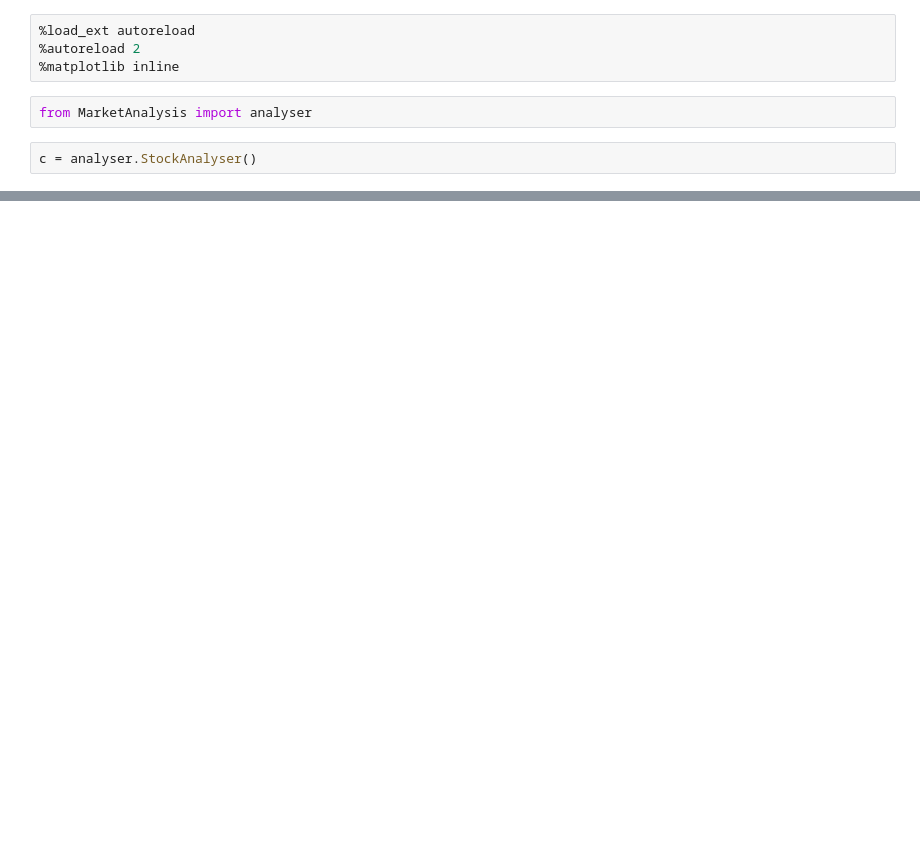
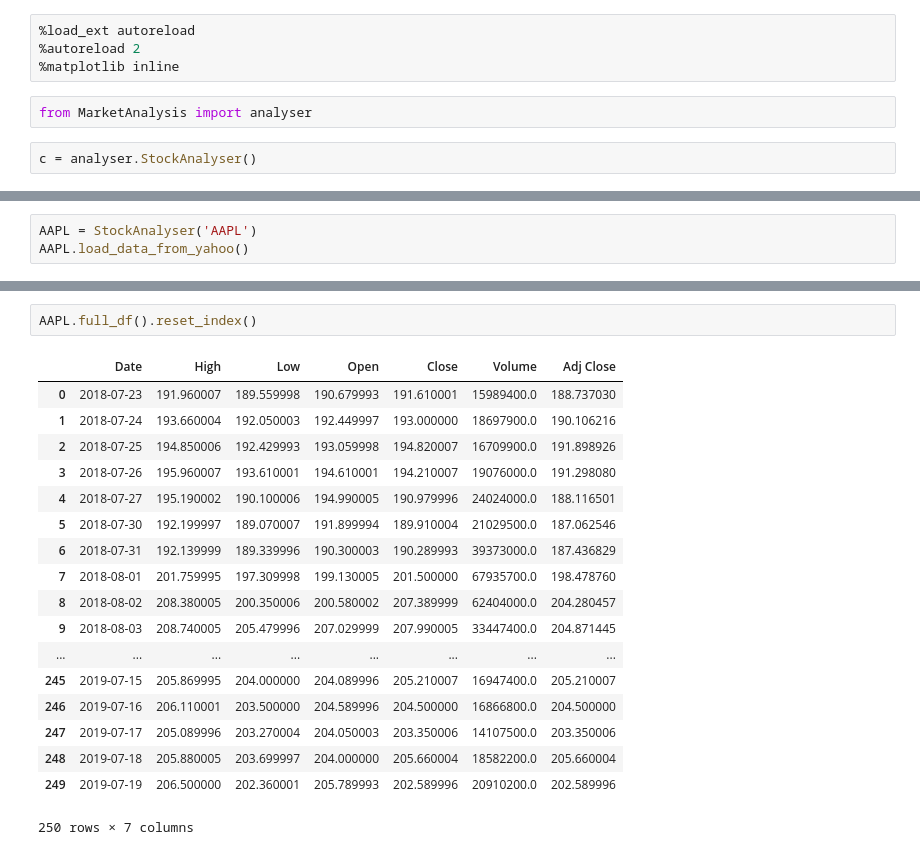
Before and after one commit to tzhongyan/SAnalysis_test, a Jupyter notebook: test.ipynb, the cells around one changed output, grey strips where cells are left out. Saved outputs shown, nothing was run; the diff lists cells and outputs as text; blank space fills up the shorter version.

Commit message:
Basic MVP for analyser

```diff
--- a/test.ipynb
+++ b/test.ipynb
@@ -25,0 +24,3 @@ c.closing_plot()
+# %%
+AAPL = StockAnalyser('AAPL')
+AAPL.load_data_from_yahoo()
@@ -25,0 +44,21 @@ c.closing_plot()
+# %%
+AAPL.full_df().reset_index()
+# %% [output]
+|  | Date | High | Low | Open | Close | Volume | Adj Close |
+| 0 | 2018-07-23 | 191.960007 | 189.559998 | 190.679993 | 191.610001 | 15989400.0 | 188.737030 |
+| 1 | 2018-07-24 | 193.660004 | 192.050003 | 192.449997 | 193.000000 | 18697900.0 | 190.106216 |
+| 2 | 2018-07-25 | 194.850006 | 192.429993 | 193.059998 | 194.820007 | 16709900.0 | 191.898926 |
+| 3 | 2018-07-26 | 195.960007 | 193.610001 | 194.610001 | 194.210007 | 19076000.0 | 191.298080 |
+| 4 | 2018-07-27 | 195.190002 | 190.100006 | 194.990005 | 190.979996 | 24024000.0 | 188.116501 |
+| 5 | 2018-07-30 | 192.199997 | 189.070007 | 191.899994 | 189.910004 | 21029500.0 | 187.062546 |
+| 6 | 2018-07-31 | 192.139999 | 189.339996 | 190.300003 | 190.289993 | 39373000.0 | 187.436829 |
+| 7 | 2018-08-01 | 201.759995 | 197.309998 | 199.130005 | 201.500000 | 67935700.0 | 198.478760 |
+| 8 | 2018-08-02 | 208.380005 | 200.350006 | 200.580002 | 207.389999 | 62404000.0 | 204.280457 |
+| 9 | 2018-08-03 | 208.740005 | 205.479996 | 207.029999 | 207.990005 | 33447400.0 | 204.871445 |
+| ... | ... | ... | ... | ... | ... | ... | ... |
+| 245 | 2019-07-15 | 205.869995 | 204.000000 | 204.089996 | 205.210007 | 16947400.0 | 205.210007 |
+| 246 | 2019-07-16 | 206.110001 | 203.500000 | 204.589996 | 204.500000 | 16866800.0 | 204.500000 |
+| 247 | 2019-07-17 | 205.089996 | 203.270004 | 204.050003 | 203.350006 | 14107500.0 | 203.350006 |
+| 248 | 2019-07-18 | 205.880005 | 203.699997 | 204.000000 | 205.660004 | 18582200.0 | 205.660004 |
+| 249 | 2019-07-19 | 206.500000 | 202.360001 | 205.789993 | 202.589996 | 20910200.0 | 202.589996 |
+250 rows × 7 columns
```
Also changed, not shown: parts of 10 cells of this notebook, 6 other files.
